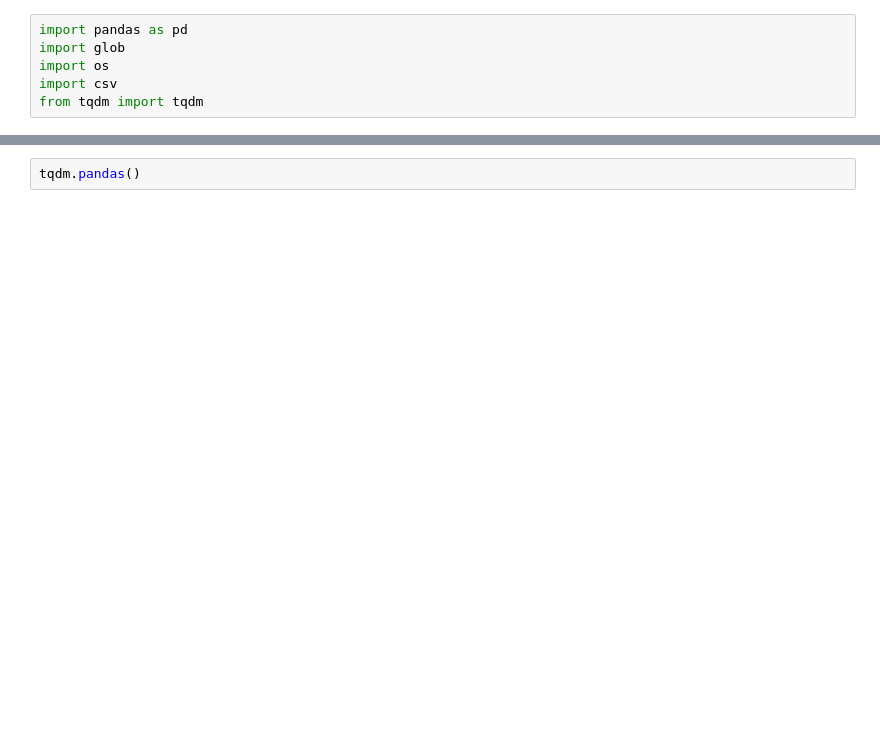
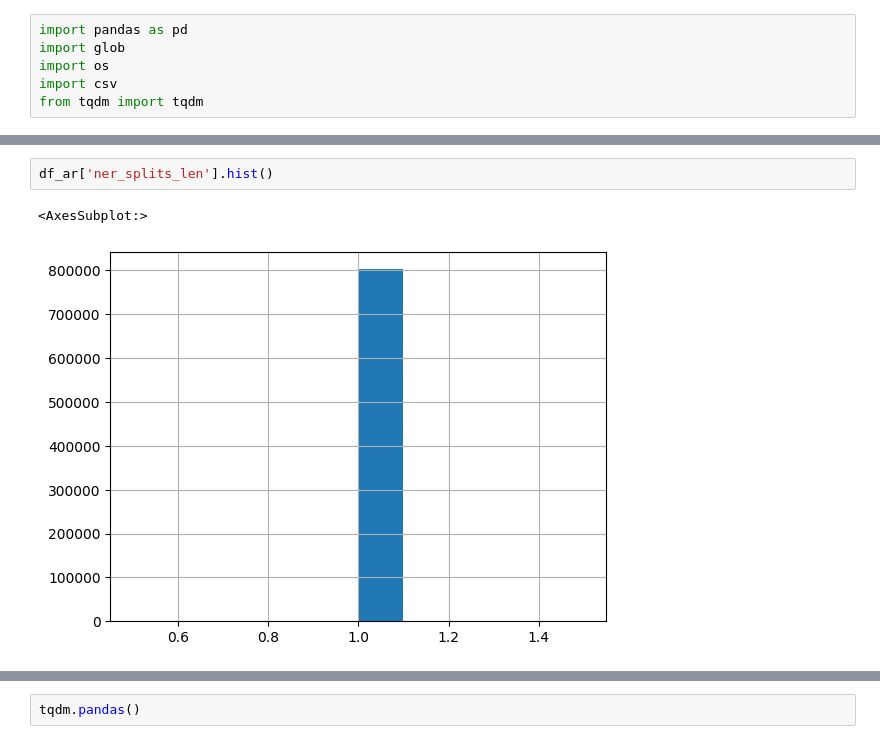
Before and after one commit to wzwzeyal/huggingface_project_template, a Jupyter notebook: notebooks/eda.ipynb, the cells around one changed output, grey strips where cells are left out. Cells and saved outputs as stored; diff of their text form; blank space fills up the shorter version.

```diff
--- a/notebooks/eda.ipynb
+++ b/notebooks/eda.ipynb
@@ -6,0 +192,5 @@ from tqdm import tqdm
+# %%
+df_ar['ner_splits_len'].hist()
+# %% [output]
+<AxesSubplot:>
+[figure, added]
```
Also changed, not shown: parts of 48 cells of this notebook, 2 other files.
